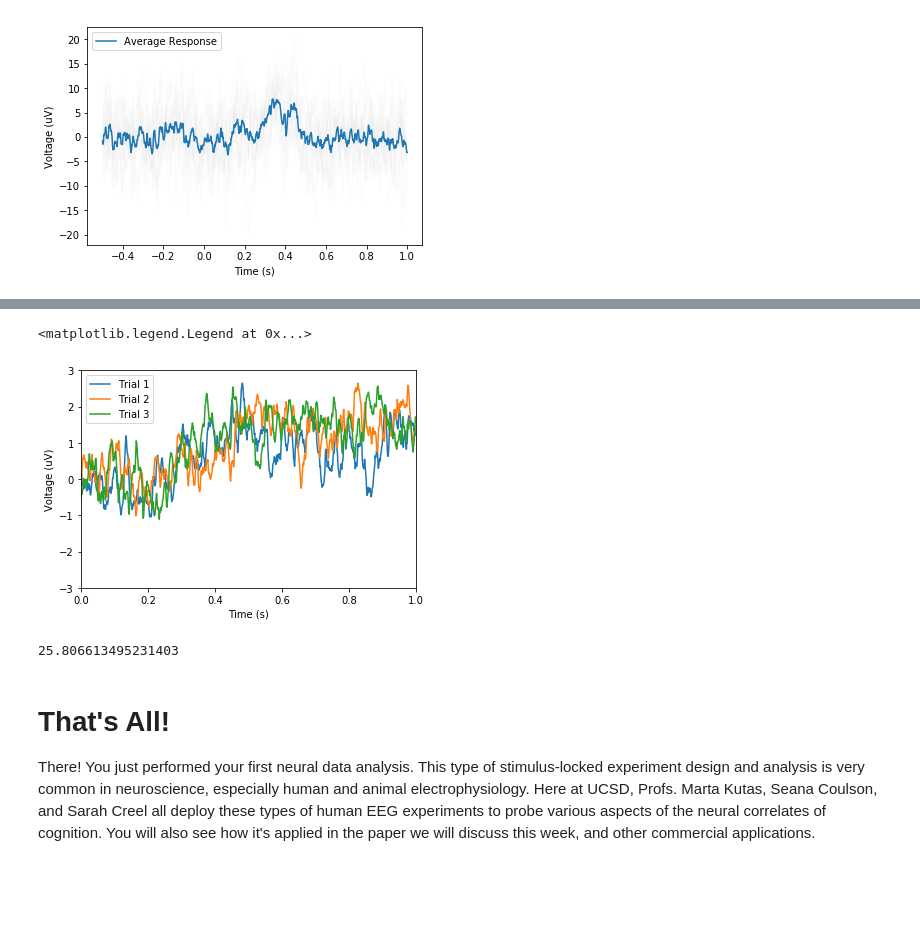
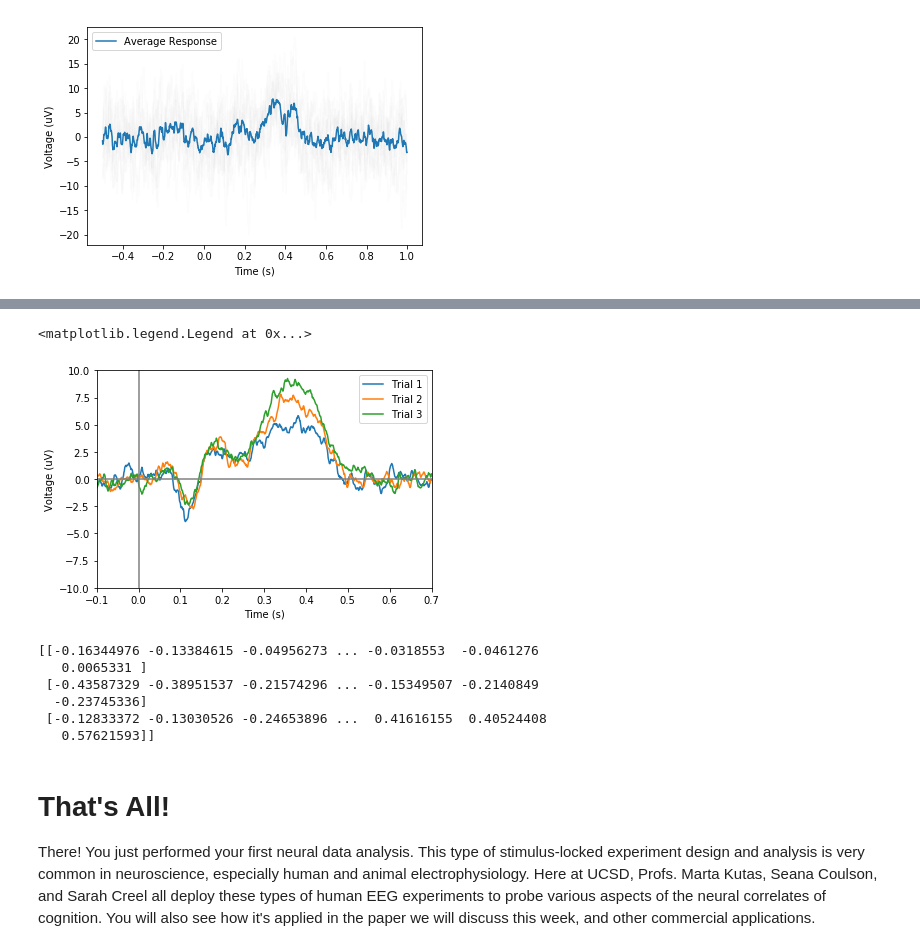
Before and after one commit to kevinice95/COGS118C, a Jupyter notebook: Assignments/A1-SamplingTimeSeries.ipynb, the cells around one changed output, grey strips where cells are left out. Cells and saved outputs as stored; diff of their text form; code cells hidden in the pictures; blank space fills up the shorter version.

```diff
--- a/Assignments/A1-SamplingTimeSeries.ipynb
+++ b/Assignments/A1-SamplingTimeSeries.ipynb
@@ -226,9 +226,7 @@ Now that we have the corresponding indices in the EEG data, we know exactly wher
 [1] Plot the epoch of data you grabbed. Note that the x-axis should be time. **Label your axes!**
 # %%
 def grab_epoch(data, index, fs, len_pre, len_post):
-    pre = int(index+(len_pre*fs))
-    post = int(index+(len_post*fs))
-    return data[pre:post]
+    return data[int(index+(len_pre*fs)):int(index+(len_post*fs))]
 
 len_pre = -0.5 #second
 len_post = 1 #second
@@ -300,29 +298,36 @@ Your plot should look something like:
 # %%
 # I will create a function that takes the trial times, category, and all the other variables get_all_epochs has
 # Averaging wil then filter indices based on trial, get the epoch information,average it, then put it in a 2d matrix
 def averaging(data, values, indices, fs, len_pre, len_post):
     results = np.array([range(1500)])
     for x in values:
-        tempin = compute_EEG_indices(indices[np.where(indices[:,1]==x),0].astype(int)[0],1000)
-        temp = get_all_epochs(data,tempin,fs, len_pre, len_post)
+        tempin = compute_EEG_indices(indices[np.where(indices[:,1]==x),0],1000)
+        temp = get_all_epochs(data,tempin[0],fs, len_pre, len_post)
         temp = np.mean(temp,axis=0)
         results = np.vstack([results,temp.reshape(1,1500)])
     return results[1:,:]
 results = averaging(EEG,np.unique(trial_info[:,1]),trial_info,fs, len_pre, len_post)
 plt.plot(t_epoch, results[0,:], label='Trial 1')
 plt.plot(t_epoch, results[1,:], label='Trial 2')
 plt.plot(t_epoch, results[2,:], label='Trial 3')
-plt.xlim([0,1]); plt.ylim([-3, 3]);
+plt.axhline(0, color='grey')
+plt.axvline(0, color='grey')
+plt.xlim([-.1,.7]); plt.ylim([-10, 10]);
 plt.xlabel('Time (s)')
 plt.ylabel('Voltage (uV)')
 plt.legend()
 # %% [output]
 <matplotlib.legend.Legend at 0x...>
-[figure, old version]
+[figure, new version]
 # %%
 print(results)
 # %% [output]
-25.806613495231403
+[[-0.16344976 -0.13384615 -0.04956273 ... -0.0318553  -0.0461276
+   0.0065331 ]
+ [-0.43587329 -0.38951537 -0.21574296 ... -0.15349507 -0.2140849
+  -0.23745336]
+ [-0.12833372 -0.13030526 -0.24653896 ...  0.41616155  0.40524408
+   0.57621593]]
 # %% [markdown]
 # That's All!
 There! You just performed your first neural data analysis. This type of stimulus-locked experiment design and analysis is very common in neuroscience, especially human and animal electrophysiology. Here at UCSD, Profs. Marta Kutas, Seana Coulson, and Sarah Creel all deploy these types of human EEG experiments to probe various aspects of the neural correlates of cognition. You will also see how it's applied in the paper we will discuss this week, and other commercial applications.
```
